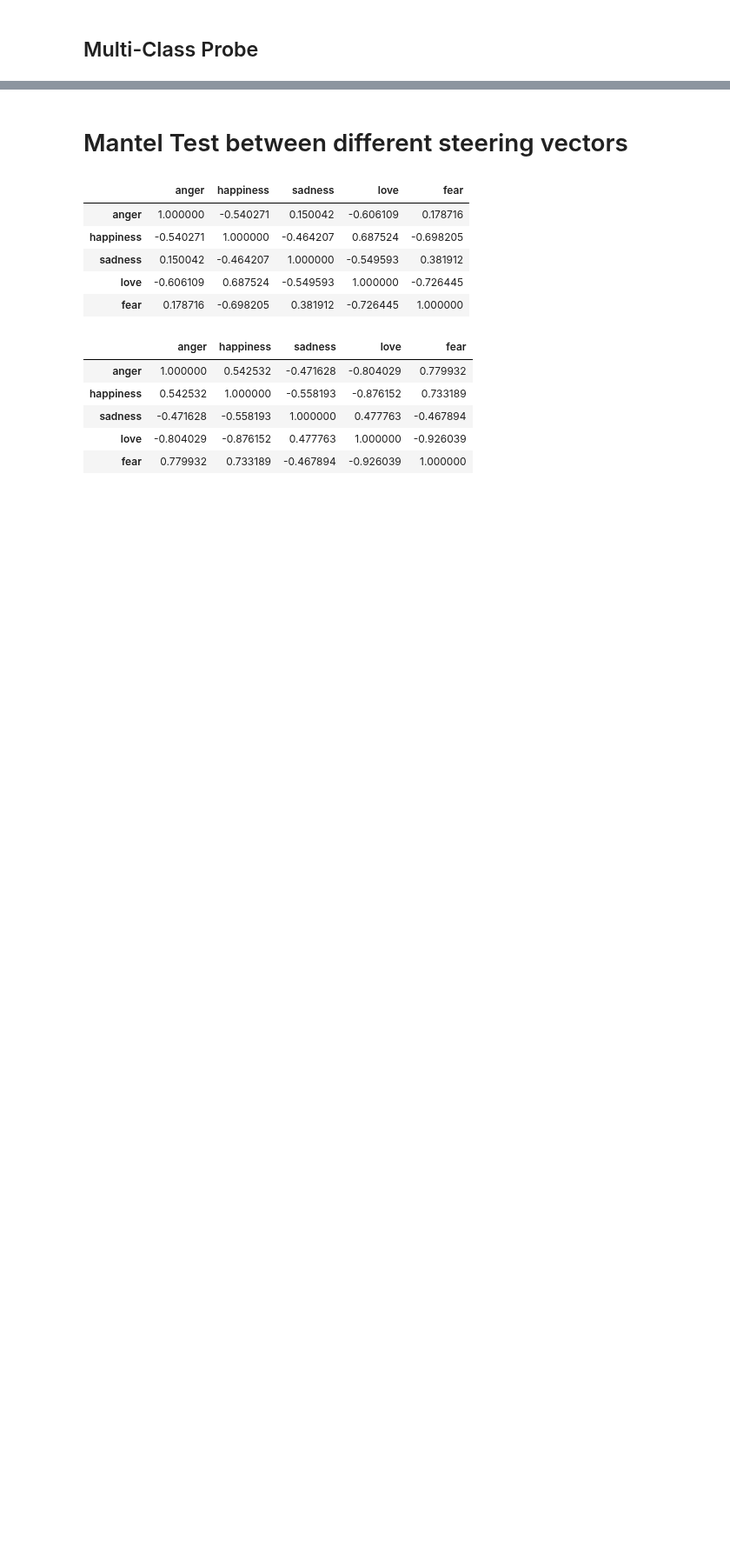
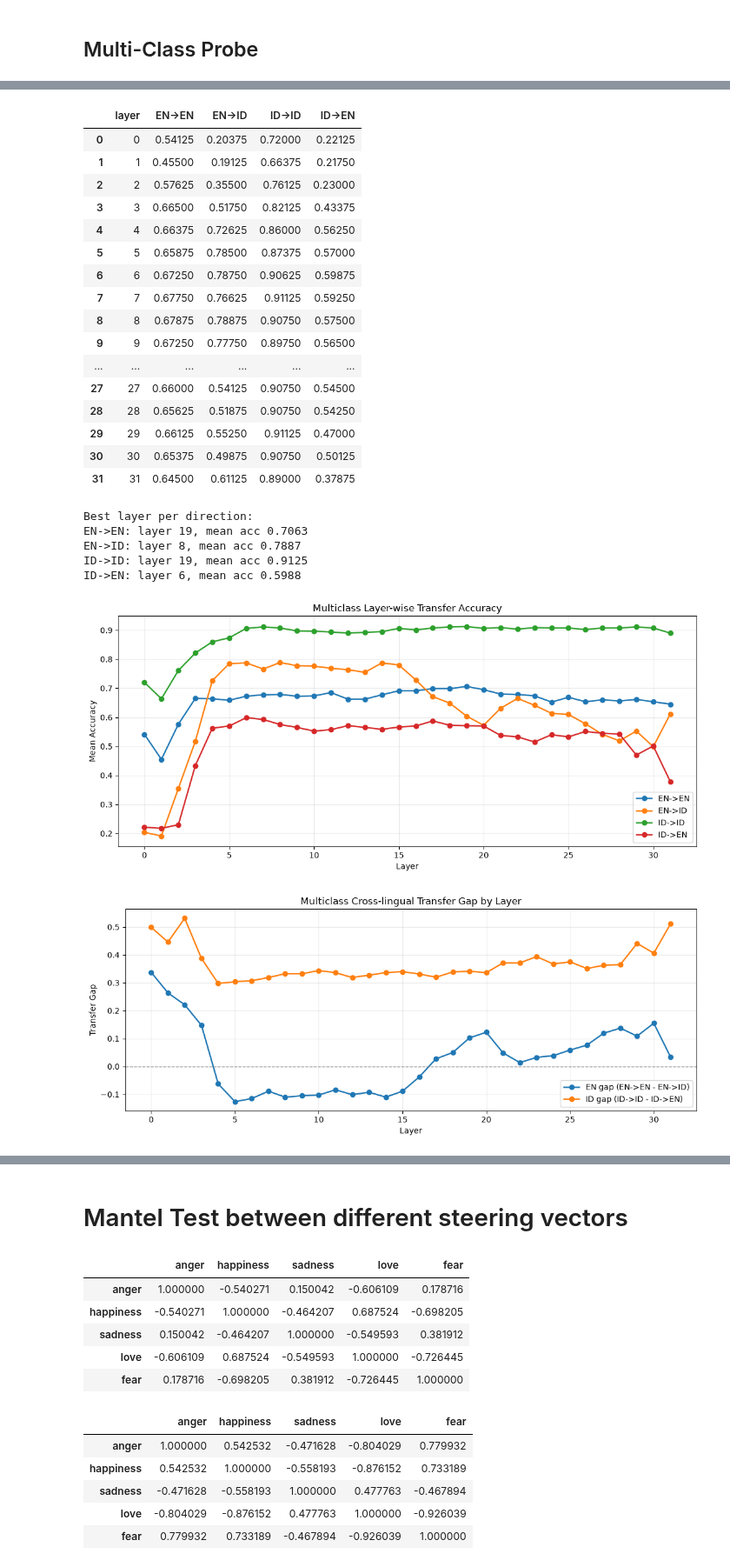
Before and after one commit to noobylub/Dissertation_Project, a Jupyter notebook: vectors_analysis.ipynb, the cells around one changed output, grey strips where cells are left out. Shown at 87% size. Saved outputs shown, nothing was run; the diff lists cells and outputs as text; code cells hidden in the pictures; blank space fills up the shorter version.

```diff
--- a/vectors_analysis.ipynb
+++ b/vectors_analysis.ipynb
@@ -212,3 +408,66 @@ Multiclass mean batch accuracy (ID): 0.90375
+# %%
+# Print + display multiclass results across all layers
+if "multiclass_results_df" not in globals():
+    raise ValueError("Run the multiclass training cell first.")
+
+display(multiclass_results_df)
+
+print("\nBest layer per direction:")
+for col in ["EN->EN", "EN->ID", "ID->ID", "ID->EN"]:
+    best_idx = multiclass_results_df[col].idxmax()
+    print(f"{col}: layer {int(multiclass_results_df.loc[best_idx, 'layer'])}, mean acc {multiclass_results_df.loc[best_idx, col]:.4f}")
+
+# Plot similar style to binary section
+plt.figure(figsize=(11, 5))
+for col in ["EN->EN", "EN->ID", "ID->ID", "ID->EN"]:
+    plt.plot(multiclass_results_df["layer"], multiclass_results_df[col], marker="o", linewidth=1.8, label=col)
+plt.xlabel("Layer")
+plt.ylabel("Mean Accuracy")
+plt.title("Multiclass Layer-wise Transfer Accuracy")
+plt.grid(alpha=0.25)
+plt.legend()
+plt.tight_layout()
+plt.show()
+
+multiclass_results_df["EN_gap"] = multiclass_results_df["EN->EN"] - multiclass_results_df["EN->ID"]
+multiclass_results_df["ID_gap"] = multiclass_results_df["ID->ID"] - multiclass_results_df["ID->EN"]
+
+plt.figure(figsize=(11, 4.5))
+plt.plot(multiclass_results_df["layer"], multiclass_results_df["EN_gap"], marker="o", linewidth=1.8, label="EN gap (EN->EN - EN->ID)")
+plt.plot(multiclass_results_df["layer"], multiclass_results_df["ID_gap"], marker="o", linewidth=1.8, label="ID gap (ID->ID - ID->EN)")
+plt.axhline(0.0, color="gray", linestyle="--", linewidth=1)
+plt.xlabel("Layer")
+plt.ylabel("Transfer Gap")
+plt.title("Multiclass Cross-lingual Transfer Gap by Layer")
+plt.grid(alpha=0.25)
+plt.legend()
+plt.tight_layout()
+plt.show()
+# %% [output]
+|  | layer | EN->EN | EN->ID | ID->ID | ID->EN |
+| 0 | 0 | 0.54125 | 0.20375 | 0.72000 | 0.22125 |
+| 1 | 1 | 0.45500 | 0.19125 | 0.66375 | 0.21750 |
+| 2 | 2 | 0.57625 | 0.35500 | 0.76125 | 0.23000 |
+| 3 | 3 | 0.66500 | 0.51750 | 0.82125 | 0.43375 |
+| 4 | 4 | 0.66375 | 0.72625 | 0.86000 | 0.56250 |
+| 5 | 5 | 0.65875 | 0.78500 | 0.87375 | 0.57000 |
+| 6 | 6 | 0.67250 | 0.78750 | 0.90625 | 0.59875 |
+| 7 | 7 | 0.67750 | 0.76625 | 0.91125 | 0.59250 |
+| 8 | 8 | 0.67875 | 0.78875 | 0.90750 | 0.57500 |
+| 9 | 9 | 0.67250 | 0.77750 | 0.89750 | 0.56500 |
+| ... | ... | ... | ... | ... | ... |
+| 27 | 27 | 0.66000 | 0.54125 | 0.90750 | 0.54500 |
+| 28 | 28 | 0.65625 | 0.51875 | 0.90750 | 0.54250 |
+| 29 | 29 | 0.66125 | 0.55250 | 0.91125 | 0.47000 |
+| 30 | 30 | 0.65375 | 0.49875 | 0.90750 | 0.50125 |
+| 31 | 31 | 0.64500 | 0.61125 | 0.89000 | 0.37875 |
+Best layer per direction:
+EN->EN: layer 19, mean acc 0.7063
+EN->ID: layer 8, mean acc 0.7887
+ID->ID: layer 19, mean acc 0.9125
+ID->EN: layer 6, mean acc 0.5988
+[figure, added]
+[figure, added]
 # %%
 import matplotlib.pyplot as plt
 import numpy as np
```
Also changed, not shown: parts of 11 cells of this notebook, 15 other files.
